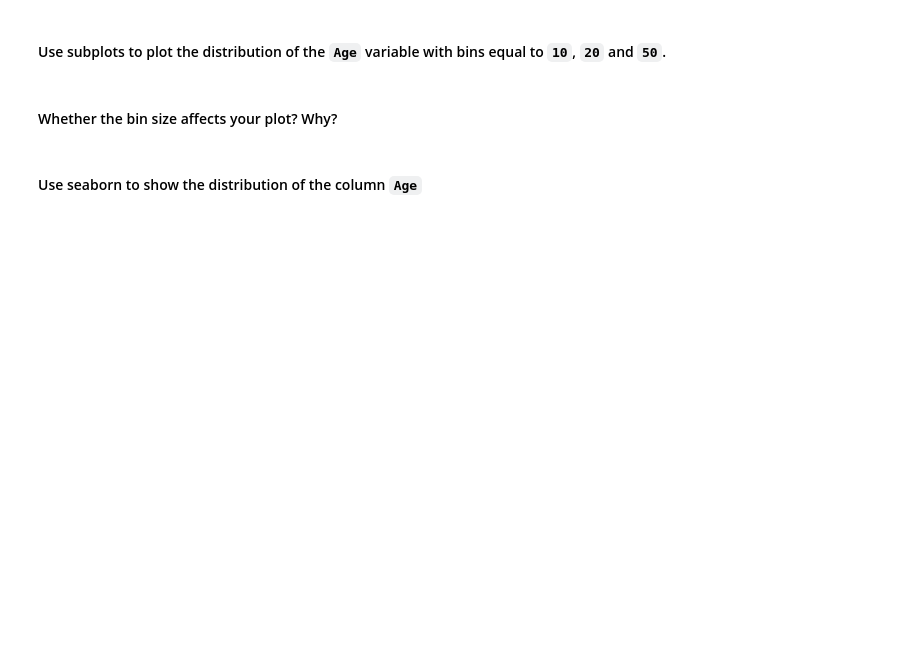
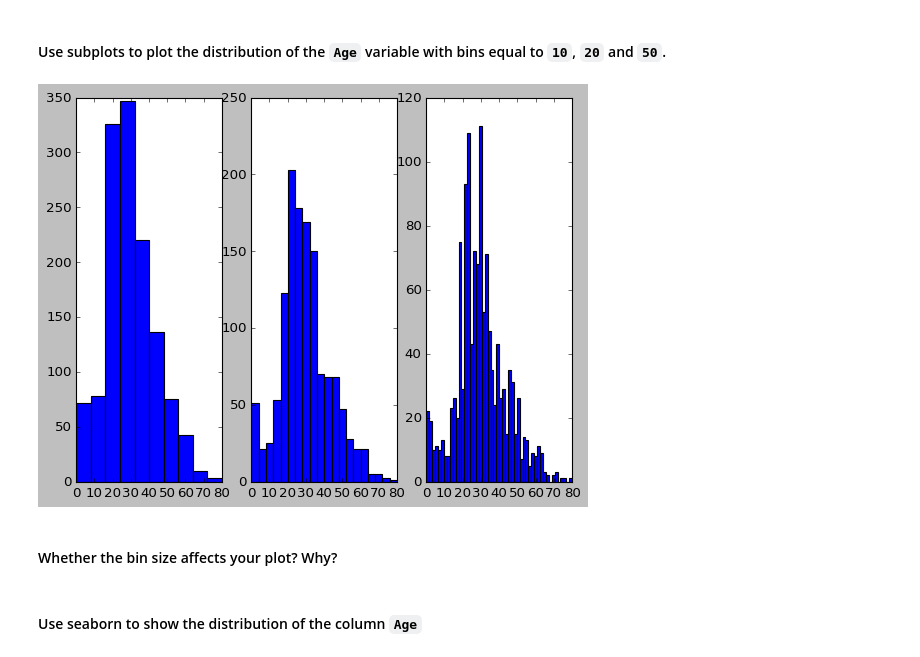
Before and after one commit to ta-data-mexpt/lab-matplotlib-seaborn, a Jupyter notebook: your-code/challenge-3.ipynb, the cells around one changed output. Drawn from its saved outputs; the diff is of its cells as text; code cells hidden in the pictures; blank space fills up the shorter version.

```diff
--- a/your-code/challenge-3.ipynb
+++ b/your-code/challenge-3.ipynb
@@ -63,3 +116,10 @@ dtype: object
+# %%
+fig,ax=plt.subplots(nrows=1,ncols=3)
+bins=[10,20,50]
+for i in range(3):
+  ax[i].hist(titanic["Age"],bins=bins[i])
+# %% [output]
+[figure, added]
 # %% [markdown]
 #### Whether the bin size affects your plot? Why?
 # %%
```
Also changed, not shown: parts of 20 cells of this notebook.
